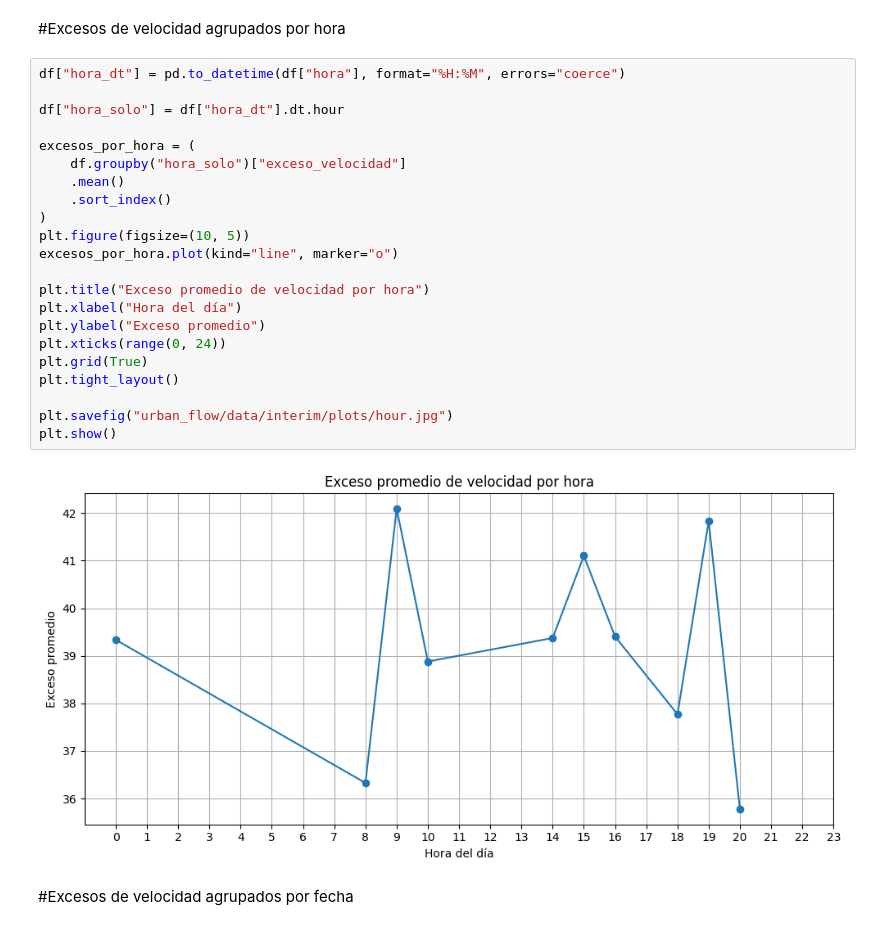
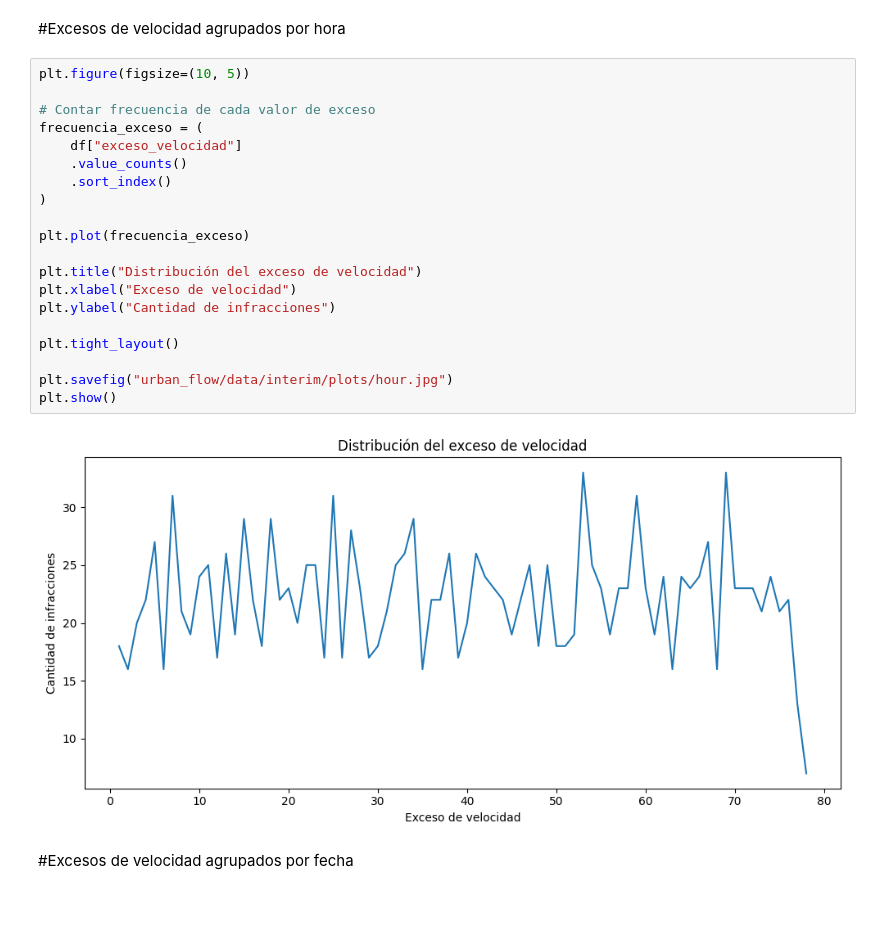
Before and after one commit to FrancoLavi/urban-flow-tp, a Jupyter notebook: Urban_Flow.ipynb, the cells around one changed output. Saved outputs shown, nothing was run; the diff lists cells and outputs as text.

```diff
--- a/Urban_Flow.ipynb
+++ b/Urban_Flow.ipynb
@@ -741,30 +740,28 @@ plt.show()
 [figure]
 # %% [markdown]
 #Excesos de velocidad agrupados por hora
-# %%
-df["hora_dt"] = pd.to_datetime(df["hora"], format="%H:%M", errors="coerce")
-
-df["hora_solo"] = df["hora_dt"].dt.hour
-
-excesos_por_hora = (
-    df.groupby("hora_solo")["exceso_velocidad"]
-    .mean()
-    .sort_index()
-)
-plt.figure(figsize=(10, 5))
-excesos_por_hora.plot(kind="line", marker="o")
-
-plt.title("Exceso promedio de velocidad por hora")
-plt.xlabel("Hora del día")
-plt.ylabel("Exceso promedio")
-plt.xticks(range(0, 24))
-plt.grid(True)
-plt.tight_layout()
-
-plt.savefig("urban_flow/data/interim/plots/hour.jpg")
-plt.show()
-# %% [output]
-[figure, removed]
+# %%
+plt.figure(figsize=(10, 5))
+
+# Contar frecuencia de cada valor de exceso
+frecuencia_exceso = (
+    df["exceso_velocidad"]
+    .value_counts()
+    .sort_index()
+)
+
+plt.plot(frecuencia_exceso)
+
+plt.title("Distribución del exceso de velocidad")
+plt.xlabel("Exceso de velocidad")
+plt.ylabel("Cantidad de infracciones")
+
+plt.tight_layout()
+
+plt.savefig("urban_flow/data/interim/plots/hour.jpg")
+plt.show()
+# %% [output]
+[figure, added]
 # %% [markdown]
 #Excesos de velocidad agrupados por fecha
 # %%
```
Also changed, not shown: parts of 3 cells of this notebook.
